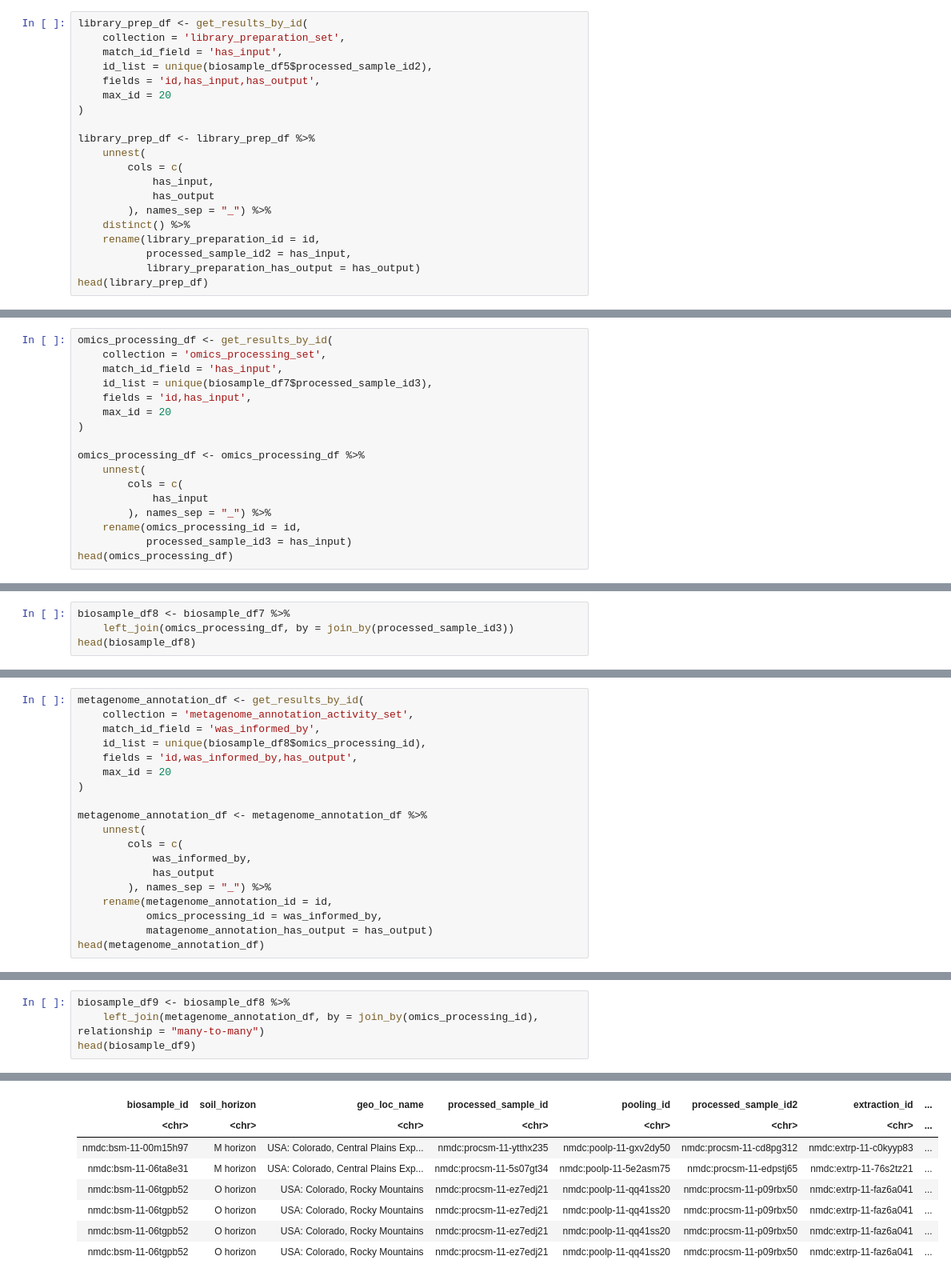
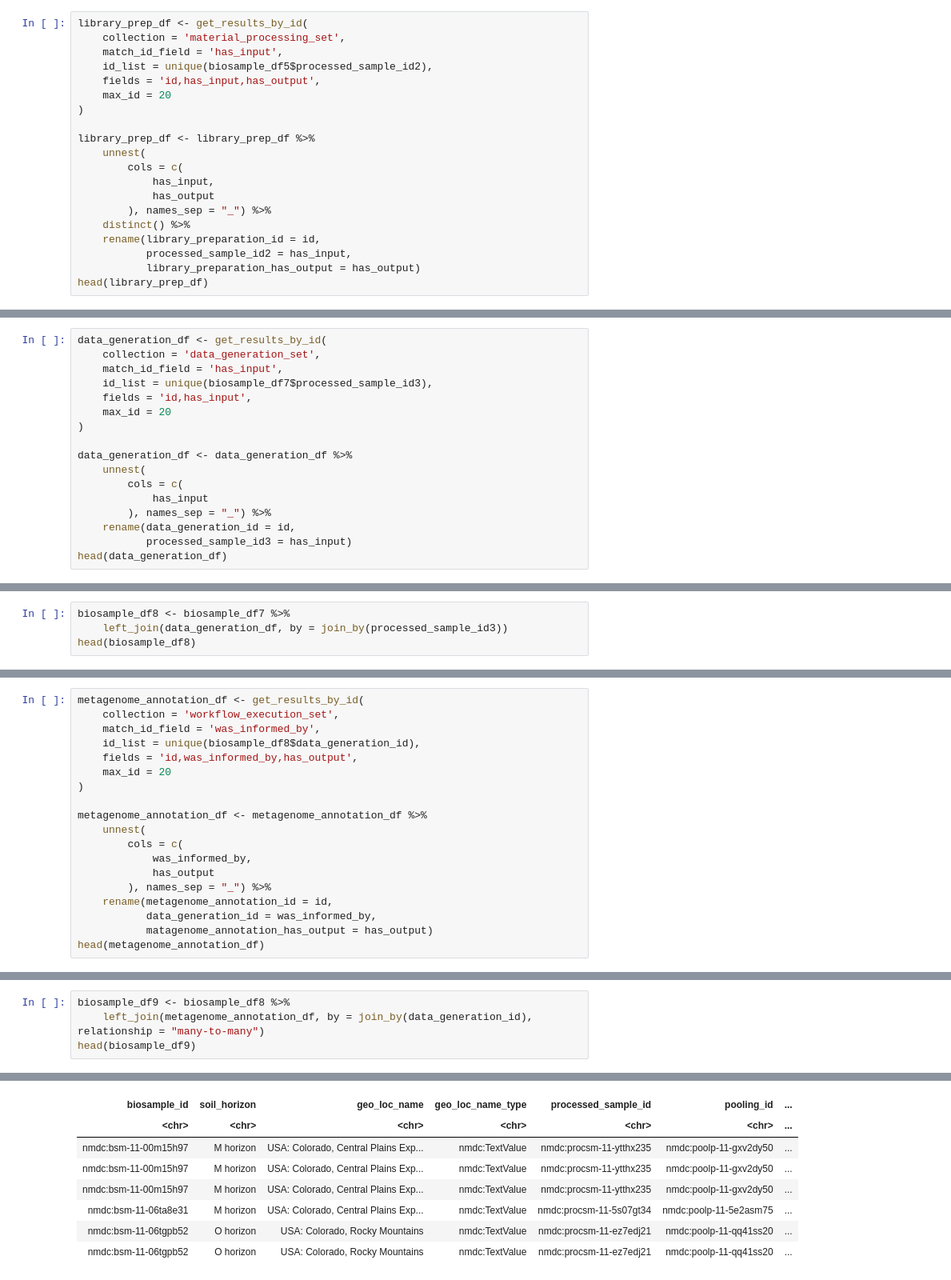
Before and after one commit to microbiomedata/nmdc_notebooks, a Jupyter notebook: taxonomic_dist_by_soil_layer/R/taxonomic_dist_soil_layer_R.ipynb, the cells around one changed output, grey strips where cells are left out. Shown at 80% size. Cells and saved outputs as stored; diff of their text form.

```diff
--- a/taxonomic_dist_by_soil_layer/R/taxonomic_dist_soil_layer_R.ipynb
+++ b/taxonomic_dist_by_soil_layer/R/taxonomic_dist_soil_layer_R.ipynb
@@ -259,6 +261,6 @@ Using the `processed_sample_id2` identifiers from the last query as the `has_inp
 # %%
 library_prep_df <- get_results_by_id(
-    collection = 'library_preparation_set',
+    collection = 'material_processing_set',
     match_id_field = 'has_input',
     id_list = unique(biosample_df5$processed_sample_id2),
     fields = 'id,has_input,has_output',
@@ -325,19 +327,19 @@ Using the third batch of processed sample identifiers, we query the `omics_proce
 # %%
-omics_processing_df <- get_results_by_id(
-    collection = 'omics_processing_set',
+data_generation_df <- get_results_by_id(
+    collection = 'data_generation_set',
     match_id_field = 'has_input',
     id_list = unique(biosample_df7$processed_sample_id3),
     fields = 'id,has_input',
     max_id = 20
 )
 
-omics_processing_df <- omics_processing_df %>%
+data_generation_df <- data_generation_df %>%
     unnest(
         cols = c(
             has_input
         ), names_sep = "_") %>%
-    rename(omics_processing_id = id,
+    rename(data_generation_id = id,
            processed_sample_id3 = has_input)
-head(omics_processing_df)
+head(data_generation_df)
 # %% [output]
 A tibble: 6 × 2
@@ -353,6 +355,6 @@ A tibble: 6 × 2
 Merge the omics processing data with the biosample, pooling, processed sample, extraction, processed sample, library preparation, and processed sample data
 # %%
 biosample_df8 <- biosample_df7 %>%
-    left_join(omics_processing_df, by = join_by(processed_sample_id3))
+    left_join(data_generation_df, by = join_by(processed_sample_id3))
 head(biosample_df8)
 # %% [output]
@@ -372,8 +374,8 @@ The `metagenome_annotation_activity_set` is queried using the identifiers obtain
 # %%
 metagenome_annotation_df <- get_results_by_id(
-    collection = 'metagenome_annotation_activity_set',
+    collection = 'workflow_execution_set',
     match_id_field = 'was_informed_by',
-    id_list = unique(biosample_df8$omics_processing_id),
+    id_list = unique(biosample_df8$data_generation_id),
     fields = 'id,was_informed_by,has_output',
     max_id = 20
 )
@@ -385,7 +387,7 @@ metagenome_annotation_df <- metagenome_annotation_df %>%
             has_output
         ), names_sep = "_") %>%
     rename(metagenome_annotation_id = id,
-           omics_processing_id = was_informed_by,
+           data_generation_id = was_informed_by,
            matagenome_annotation_has_output = has_output)
 head(metagenome_annotation_df)
 # %% [output]
@@ -402,6 +404,6 @@ A tibble: 6 × 3
 Merge the metagenome annotation data with the biosample, pooling, processed sample, extraction, processed sample, library preparation, processed sample, omics processing, and processed sample data
 # %%
 biosample_df9 <- biosample_df8 %>%
-    left_join(metagenome_annotation_df, by = join_by(omics_processing_id), relationship = "many-to-many")
+    left_join(metagenome_annotation_df, by = join_by(data_generation_id), relationship = "many-to-many")
 head(biosample_df9)
 # %% [output]
@@ -409,11 +411,11 @@ A tibble: 6 × 12
-| biosample_id | soil_horizon | geo_loc_name | processed_sample_id | pooling_id | processed_sample_id2 | extraction_id | ... |
-| <chr> | <chr> | <chr> | <chr> | <chr> | <chr> | <chr> | ... |
-| nmdc:bsm-11-00m15h97 | M horizon | USA: Colorado, Central Plains Exp... | nmdc:procsm-11-ytthx235 | nmdc:poolp-11-gxv2dy50 | nmdc:procsm-11-cd8pg312 | nmdc:extrp-11-c0kyyp83 | ... |
-| nmdc:bsm-11-06ta8e31 | M horizon | USA: Colorado, Central Plains Exp... | nmdc:procsm-11-5s07gt34 | nmdc:poolp-11-5e2asm75 | nmdc:procsm-11-edpstj65 | nmdc:extrp-11-76s2tz21 | ... |
-| nmdc:bsm-11-06tgpb52 | O horizon | USA: Colorado, Rocky Mountains | nmdc:procsm-11-ez7edj21 | nmdc:poolp-11-qq41ss20 | nmdc:procsm-11-p09rbx50 | nmdc:extrp-11-faz6a041 | ... |
-| nmdc:bsm-11-06tgpb52 | O horizon | USA: Colorado, Rocky Mountains | nmdc:procsm-11-ez7edj21 | nmdc:poolp-11-qq41ss20 | nmdc:procsm-11-p09rbx50 | nmdc:extrp-11-faz6a041 | ... |
-| nmdc:bsm-11-06tgpb52 | O horizon | USA: Colorado, Rocky Mountains | nmdc:procsm-11-ez7edj21 | nmdc:poolp-11-qq41ss20 | nmdc:procsm-11-p09rbx50 | nmdc:extrp-11-faz6a041 | ... |
-| nmdc:bsm-11-06tgpb52 | O horizon | USA: Colorado, Rocky Mountains | nmdc:procsm-11-ez7edj21 | nmdc:poolp-11-qq41ss20 | nmdc:procsm-11-p09rbx50 | nmdc:extrp-11-faz6a041 | ... |
+| biosample_id | soil_horizon | geo_loc_name | geo_loc_name_type | processed_sample_id | pooling_id | ... |
+| <chr> | <chr> | <chr> | <chr> | <chr> | <chr> | ... |
+| nmdc:bsm-11-00m15h97 | M horizon | USA: Colorado, Central Plains Exp... | nmdc:TextValue | nmdc:procsm-11-ytthx235 | nmdc:poolp-11-gxv2dy50 | ... |
+| nmdc:bsm-11-00m15h97 | M horizon | USA: Colorado, Central Plains Exp... | nmdc:TextValue | nmdc:procsm-11-ytthx235 | nmdc:poolp-11-gxv2dy50 | ... |
+| nmdc:bsm-11-00m15h97 | M horizon | USA: Colorado, Central Plains Exp... | nmdc:TextValue | nmdc:procsm-11-ytthx235 | nmdc:poolp-11-gxv2dy50 | ... |
+| nmdc:bsm-11-06ta8e31 | M horizon | USA: Colorado, Central Plains Exp... | nmdc:TextValue | nmdc:procsm-11-5s07gt34 | nmdc:poolp-11-5e2asm75 | ... |
+| nmdc:bsm-11-06tgpb52 | O horizon | USA: Colorado, Rocky Mountains | nmdc:TextValue | nmdc:procsm-11-ez7edj21 | nmdc:poolp-11-qq41ss20 | ... |
+| nmdc:bsm-11-06tgpb52 | O horizon | USA: Colorado, Rocky Mountains | nmdc:TextValue | nmdc:procsm-11-ez7edj21 | nmdc:poolp-11-qq41ss20 | ... |
 # %% [markdown]
 # 7. Get data objects from the metagenome activity result outputs
 
```
Also changed, not shown: parts of 26 cells of this notebook.
